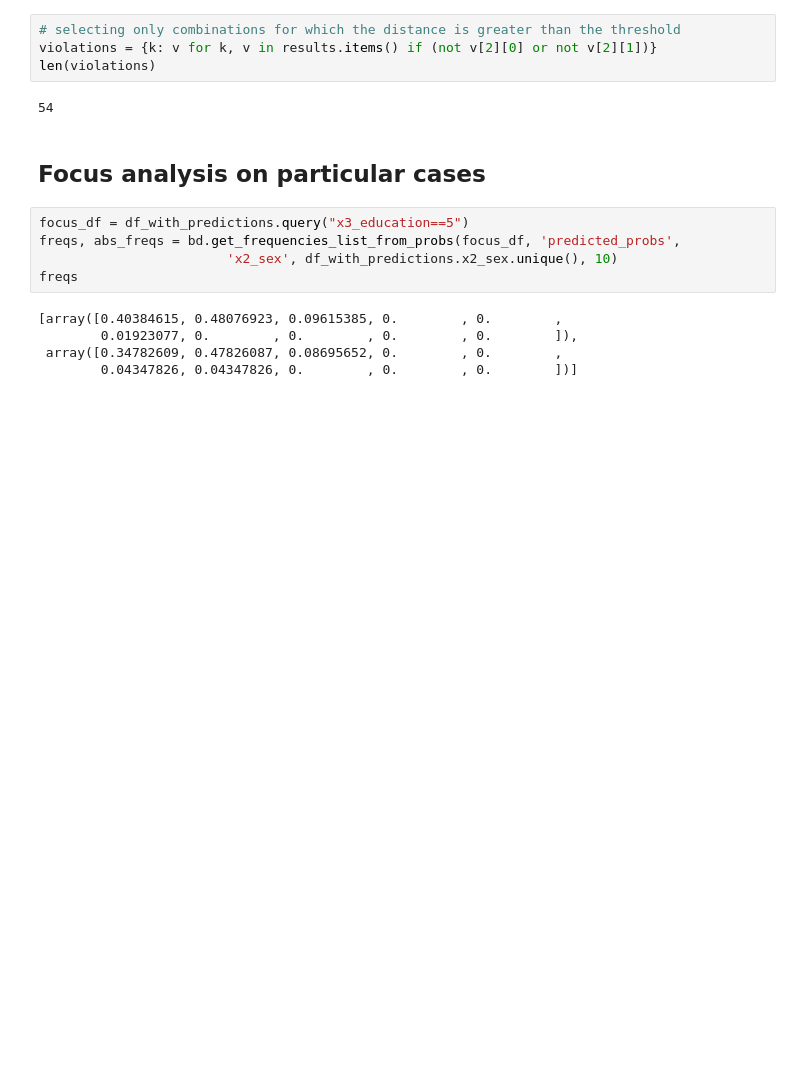
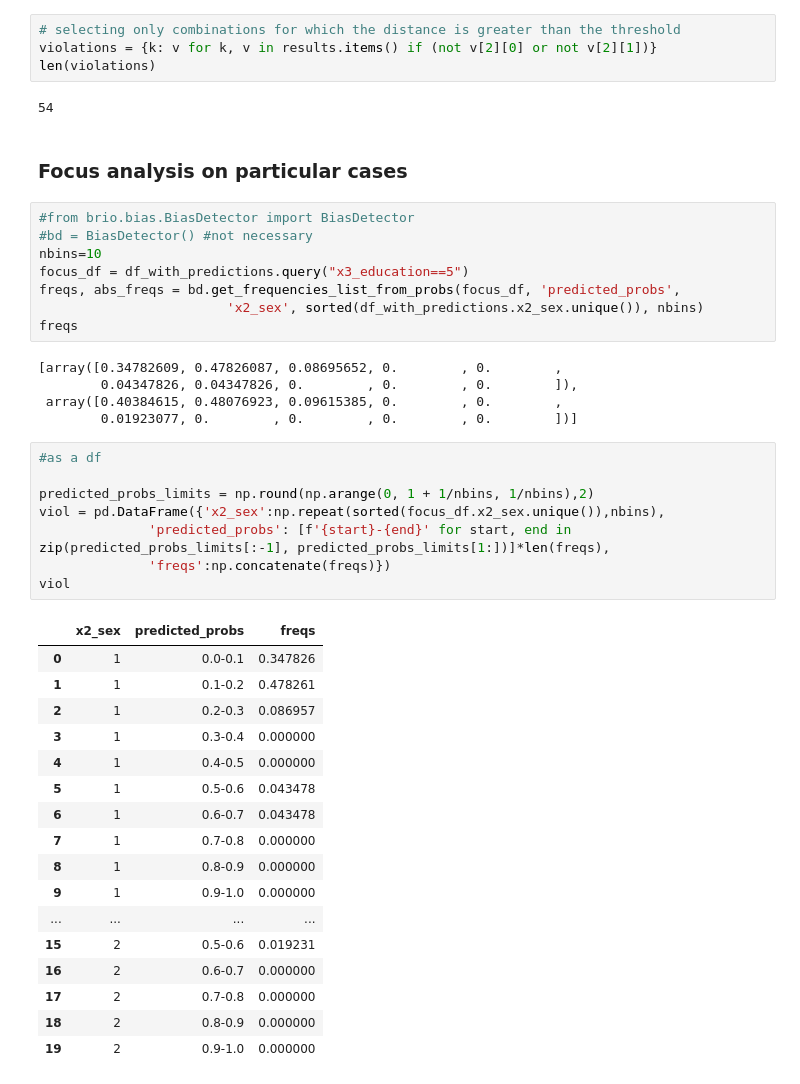
Before and after one commit to DLBD-Department/BRIO_x_Alkemy, a Jupyter notebook: notebooks/02b_BiasDetection + UX simple workflow probabilities.ipynb, the cells around one changed output. Cells and saved outputs as stored; diff of their text form; blank space fills up the shorter version.

```diff
--- a/notebooks/02b_BiasDetection + UX simple workflow probabilities.ipynb
+++ b/notebooks/02b_BiasDetection + UX simple workflow probabilities.ipynb
@@ -262,14 +271,43 @@ len(violations)
 # %% [output]
 54
 # %% [markdown]
-## Focus analysis on particular cases
+### Focus analysis on particular cases
 # %%
+#from brio.bias.BiasDetector import BiasDetector
+#bd = BiasDetector() #not necessary
+nbins=10
 focus_df = df_with_predictions.query("x3_education==5")
 freqs, abs_freqs = bd.get_frequencies_list_from_probs(focus_df, 'predicted_probs',
-                        'x2_sex', df_with_predictions.x2_sex.unique(), 10)
+                        'x2_sex', sorted(df_with_predictions.x2_sex.unique()), nbins)
 freqs
 # %% [output]
-[array([0.40384615, 0.48076923, 0.09615385, 0.        , 0.        ,
-        0.01923077, 0.        , 0.        , 0.        , 0.        ]),
- array([0.34782609, 0.47826087, 0.08695652, 0.        , 0.        ,
-        0.04347826, 0.04347826, 0.        , 0.        , 0.        ])]
+[array([0.34782609, 0.47826087, 0.08695652, 0.        , 0.        ,
+        0.04347826, 0.04347826, 0.        , 0.        , 0.        ]),
+ array([0.40384615, 0.48076923, 0.09615385, 0.        , 0.        ,
+        0.01923077, 0.        , 0.        , 0.        , 0.        ])]
+# %%
+#as a df
+
+predicted_probs_limits = np.round(np.arange(0, 1 + 1/nbins, 1/nbins),2)
+viol = pd.DataFrame({'x2_sex':np.repeat(sorted(focus_df.x2_sex.unique()),nbins),
+              'predicted_probs': [f'{start}-{end}' for start, end in zip(predicted_probs_limits[:-1], predicted_probs_limits[1:])]*len(freqs),
+              'freqs':np.concatenate(freqs)})
+viol
+# %% [output]
+|  | x2_sex | predicted_probs | freqs |
+| 0 | 1 | 0.0-0.1 | 0.347826 |
+| 1 | 1 | 0.1-0.2 | 0.478261 |
+| 2 | 1 | 0.2-0.3 | 0.086957 |
+| 3 | 1 | 0.3-0.4 | 0.000000 |
+| 4 | 1 | 0.4-0.5 | 0.000000 |
+| 5 | 1 | 0.5-0.6 | 0.043478 |
+| 6 | 1 | 0.6-0.7 | 0.043478 |
+| 7 | 1 | 0.7-0.8 | 0.000000 |
+| 8 | 1 | 0.8-0.9 | 0.000000 |
+| 9 | 1 | 0.9-1.0 | 0.000000 |
+| ... | ... | ... | ... |
+| 15 | 2 | 0.5-0.6 | 0.019231 |
+| 16 | 2 | 0.6-0.7 | 0.000000 |
+| 17 | 2 | 0.7-0.8 | 0.000000 |
+| 18 | 2 | 0.8-0.9 | 0.000000 |
+| 19 | 2 | 0.9-1.0 | 0.000000 |
```
Also changed, not shown: parts of 6 cells of this notebook, 2 other files.
